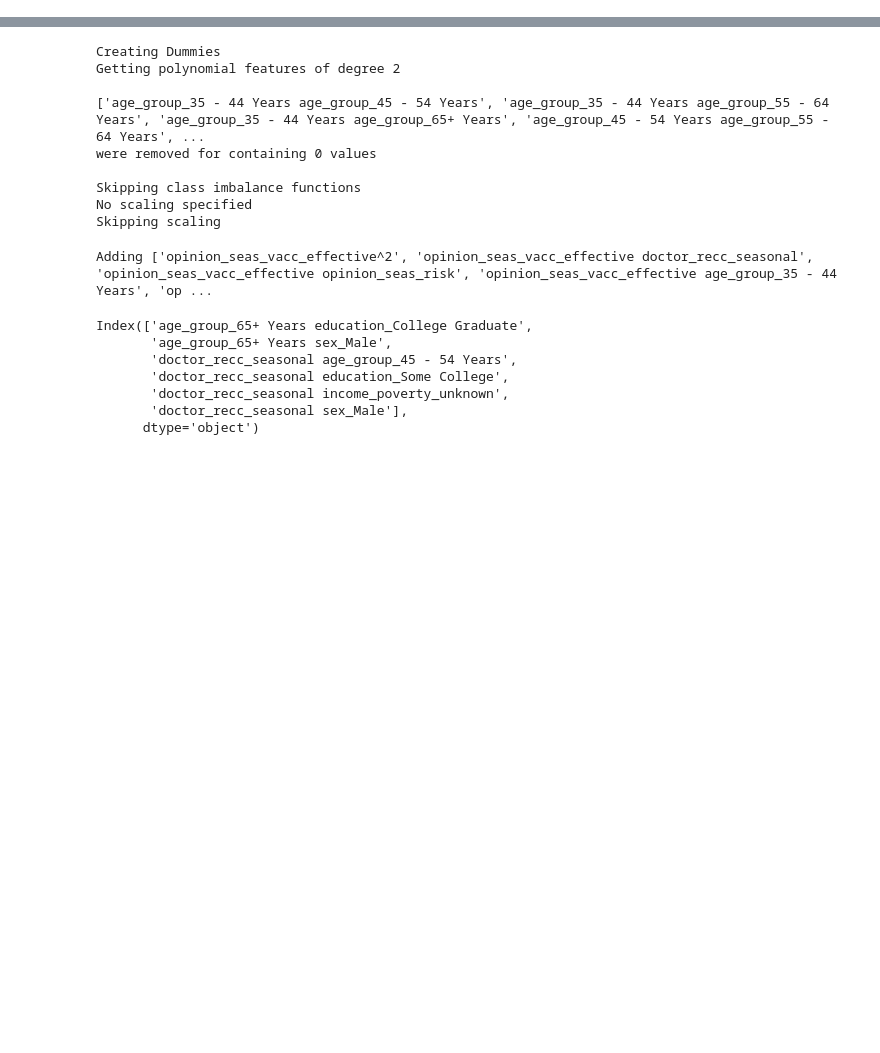
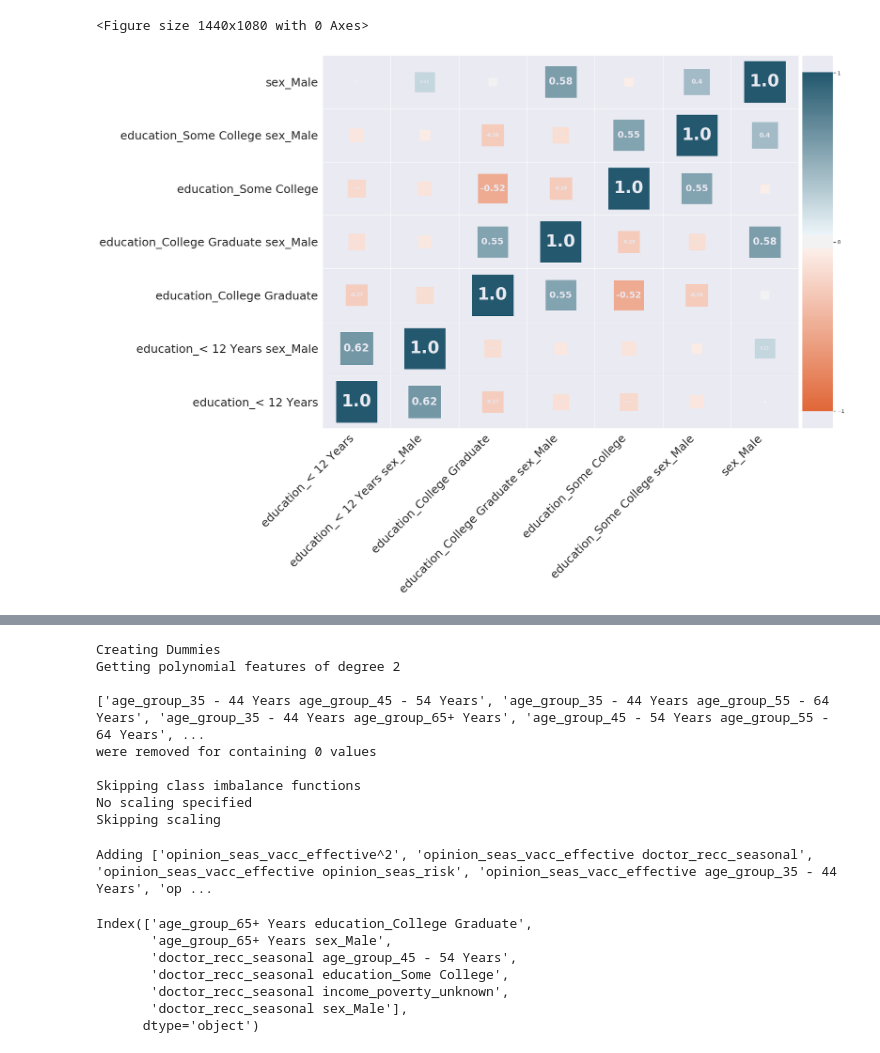
Before and after one commit to coreyryanhanson/predicting_seasonal_vaccinations, a Jupyter notebook: correlation_scratch.ipynb, the cells around one changed output, grey strips where cells are left out. Cells and saved outputs as stored; diff of their text form; code cells hidden in the pictures; blank space fills up the shorter version.

Commit message:
brought back graphs to check correlations

```diff
--- a/correlation_scratch.ipynb
+++ b/correlation_scratch.ipynb
@@ -65,22 +65,15 @@ missing_dummies = extract_column_names(df, "^missing")
 target_col1 = "h1n1_vaccine"
 target_col2 = "seasonal_vaccine"
 target_cols = [target_col1, target_col2]
-untr = ['household_adults', 'household_children',]
-nom = df.columns.drop([*untr, *binary_columns, *target_cols, *missing_dummies])
 
 #The dicts that come into the arguments.
-categorical = {
-    "nominal_features":nom, "standard_dummies": binary_columns, "impute_dummies":missing_dummies
-}
-
-continuous = {"untransformed":untr}
-polynomial = {"method":"eliminate", "columns":[*missing_dummies, *nom.drop(
-    ['age_group', 'education', 'sex'])]}
-
 continuous = {}
 
 categorical = {
-    "nominal_features":['age_group', 'income_poverty', 'education', "race", "sex"],
-    "standard_dummies":['opinion_seas_vacc_effective', 'doctor_recc_seasonal', 'opinion_seas_risk']
+    "nominal_features":['education', "sex"],
 }
-polynomial = {"method":"all", "columns":['education', 'sex']}
+polynomial = {"method":"all", "columns":[]}
+# %%
+data = DataPreprocessor(df, target_col2, categorical, continuous, polynomial, True, True,random_state=124)
+data.data_preprocessing(balance_class=False, scale_type=None, poly_degree=2)
+masked_cols = data.get_X_train().columns.drop(extract_column_names(data.get_X_train(), "\^\d"))
@@ -86,0 +90,6 @@ polynomial = {"method":"all", "columns":['education', 'sex']}
+# %%
+dynamic_heatmap(data.get_df(), masked_cols, fontsize=25, annot=1.5,
+                figsize=(20,15), squaresize=8000, palette=palette)
+# %% [output]
+<Figure size 1440x1080 with 0 Axes>
+[figure, added]
```
Also changed, not shown: parts of 3 cells of this notebook.
